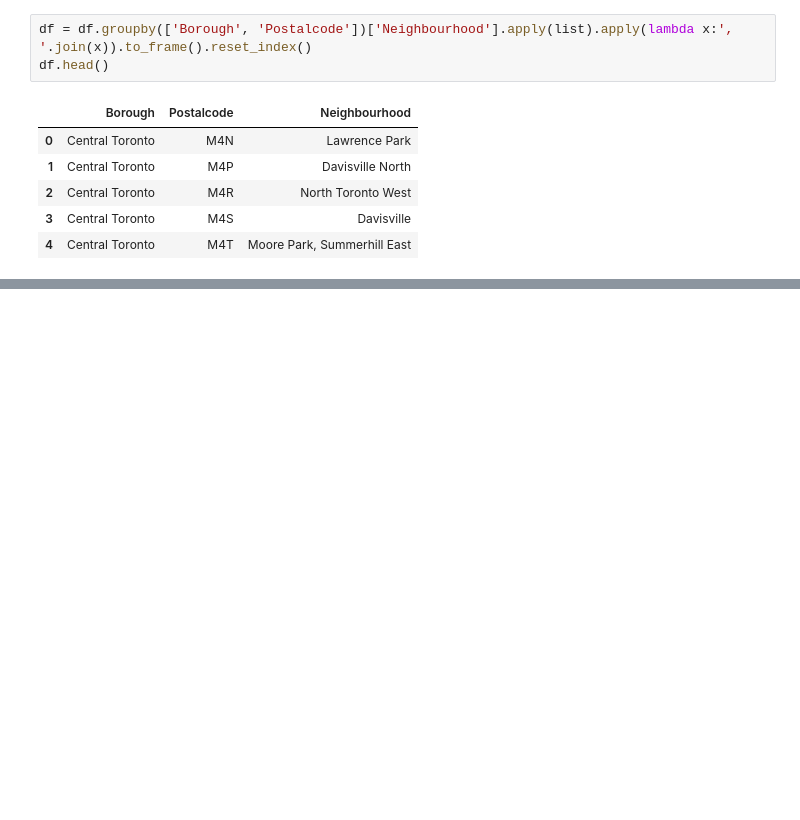
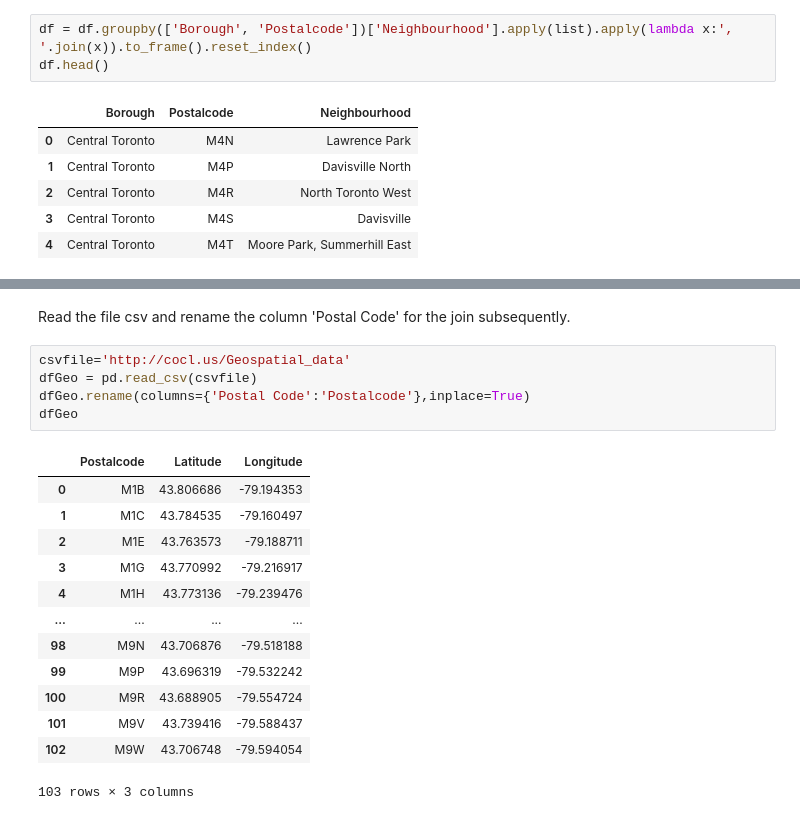
Before and after one commit to fabiomoschella/Coursera_Capstone, a Jupyter notebook: FM_Capstone_Project_Notebook.ipynb, the cells around one changed output, grey strips where cells are left out. Cells and saved outputs as stored; diff of their text form; blank space fills up the shorter version.

```diff
--- a/FM_Capstone_Project_Notebook.ipynb
+++ b/FM_Capstone_Project_Notebook.ipynb
@@ -52,0 +81,21 @@ df.head()
+# %% [markdown]
+Read the file csv and rename the column 'Postal Code'  for the join subsequently.
+# %%
+csvfile='http://cocl.us/Geospatial_data'
+dfGeo = pd.read_csv(csvfile)
+dfGeo.rename(columns={'Postal Code':'Postalcode'},inplace=True)
+dfGeo
+# %% [output]
+|  | Postalcode | Latitude | Longitude |
+| 0 | M1B | 43.806686 | -79.194353 |
+| 1 | M1C | 43.784535 | -79.160497 |
+| 2 | M1E | 43.763573 | -79.188711 |
+| 3 | M1G | 43.770992 | -79.216917 |
+| 4 | M1H | 43.773136 | -79.239476 |
+| ... | ... | ... | ... |
+| 98 | M9N | 43.706876 | -79.518188 |
+| 99 | M9P | 43.696319 | -79.532242 |
+| 100 | M9R | 43.688905 | -79.554724 |
+| 101 | M9V | 43.739416 | -79.588437 |
+| 102 | M9W | 43.706748 | -79.594054 |
+103 rows × 3 columns
```
Also changed, not shown: parts of 12 cells of this notebook.
